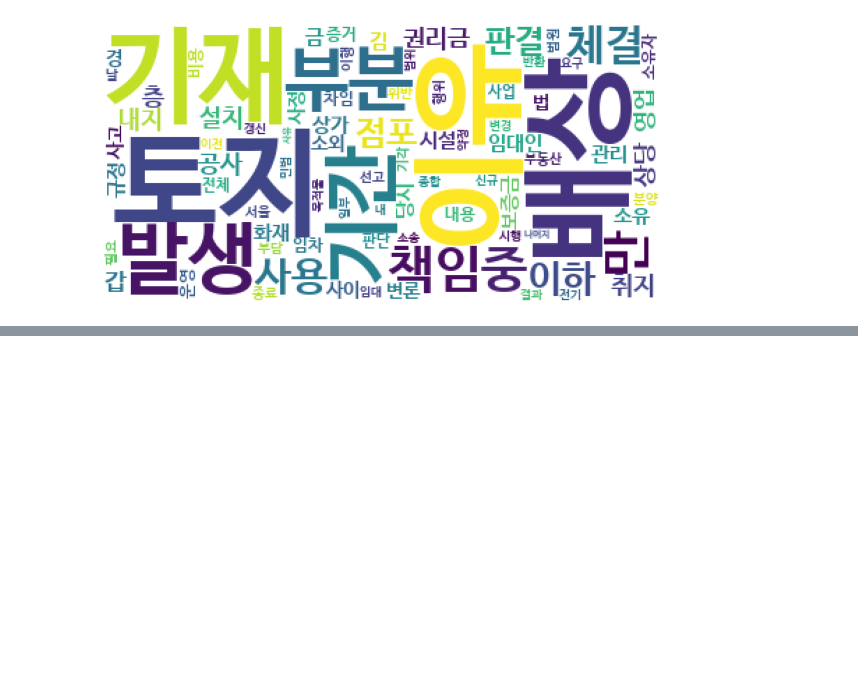
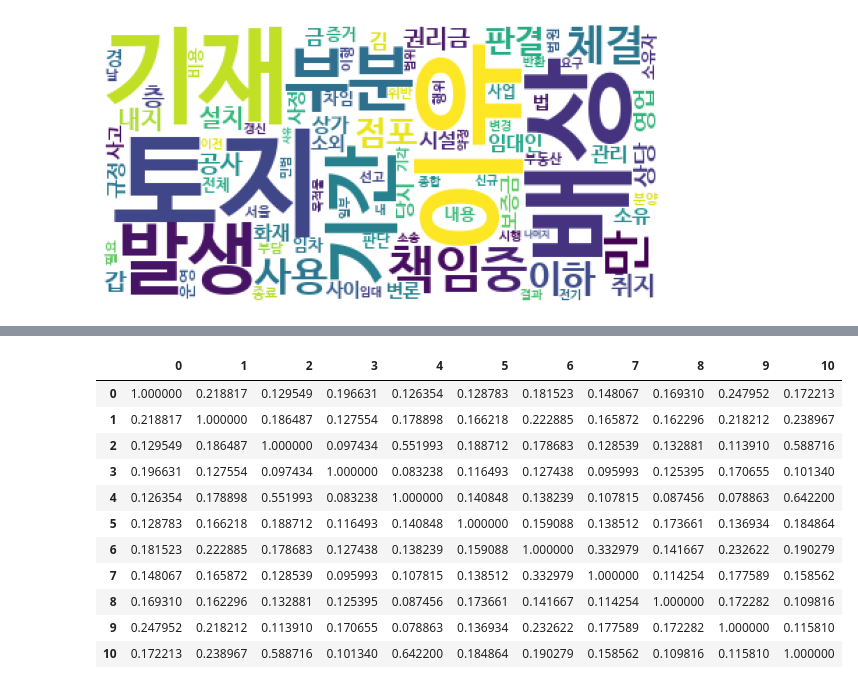
Before and after one commit to park1997/IndustrialSystemsEngineering_Project, a Jupyter notebook: 부동산 .ipynb, the cells around one changed output, grey strips where cells are left out. Cells and saved outputs as stored; diff of their text form; code cells hidden in the pictures; blank space fills up the shorter version.

```diff
--- a/부동산 .ipynb
+++ b/부동산 .ipynb
@@ -654,0 +773,15 @@ for idx,nouns in enumerate(nouns_entire):
+# %%
+cosine_result_df.loc[0:10,0:10]
+# %% [output]
+|  | 0 | 1 | 2 | 3 | 4 | 5 | 6 | 7 | 8 | 9 | 10 |
+| 0 | 1.000000 | 0.218817 | 0.129549 | 0.196631 | 0.126354 | 0.128783 | 0.181523 | 0.148067 | 0.169310 | 0.247952 | 0.172213 |
+| 1 | 0.218817 | 1.000000 | 0.186487 | 0.127554 | 0.178898 | 0.166218 | 0.222885 | 0.165872 | 0.162296 | 0.218212 | 0.238967 |
+| 2 | 0.129549 | 0.186487 | 1.000000 | 0.097434 | 0.551993 | 0.188712 | 0.178683 | 0.128539 | 0.132881 | 0.113910 | 0.588716 |
+| 3 | 0.196631 | 0.127554 | 0.097434 | 1.000000 | 0.083238 | 0.116493 | 0.127438 | 0.095993 | 0.125395 | 0.170655 | 0.101340 |
+| 4 | 0.126354 | 0.178898 | 0.551993 | 0.083238 | 1.000000 | 0.140848 | 0.138239 | 0.107815 | 0.087456 | 0.078863 | 0.642200 |
+| 5 | 0.128783 | 0.166218 | 0.188712 | 0.116493 | 0.140848 | 1.000000 | 0.159088 | 0.138512 | 0.173661 | 0.136934 | 0.184864 |
+| 6 | 0.181523 | 0.222885 | 0.178683 | 0.127438 | 0.138239 | 0.159088 | 1.000000 | 0.332979 | 0.141667 | 0.232622 | 0.190279 |
+| 7 | 0.148067 | 0.165872 | 0.128539 | 0.095993 | 0.107815 | 0.138512 | 0.332979 | 1.000000 | 0.114254 | 0.177589 | 0.158562 |
+| 8 | 0.169310 | 0.162296 | 0.132881 | 0.125395 | 0.087456 | 0.173661 | 0.141667 | 0.114254 | 1.000000 | 0.172282 | 0.109816 |
+| 9 | 0.247952 | 0.218212 | 0.113910 | 0.170655 | 0.078863 | 0.136934 | 0.232622 | 0.177589 | 0.172282 | 1.000000 | 0.115810 |
+| 10 | 0.172213 | 0.238967 | 0.588716 | 0.101340 | 0.642200 | 0.184864 | 0.190279 | 0.158562 | 0.109816 | 0.115810 | 1.000000 |
```
Also changed, not shown: parts of 12 cells of this notebook, 1 other file.
